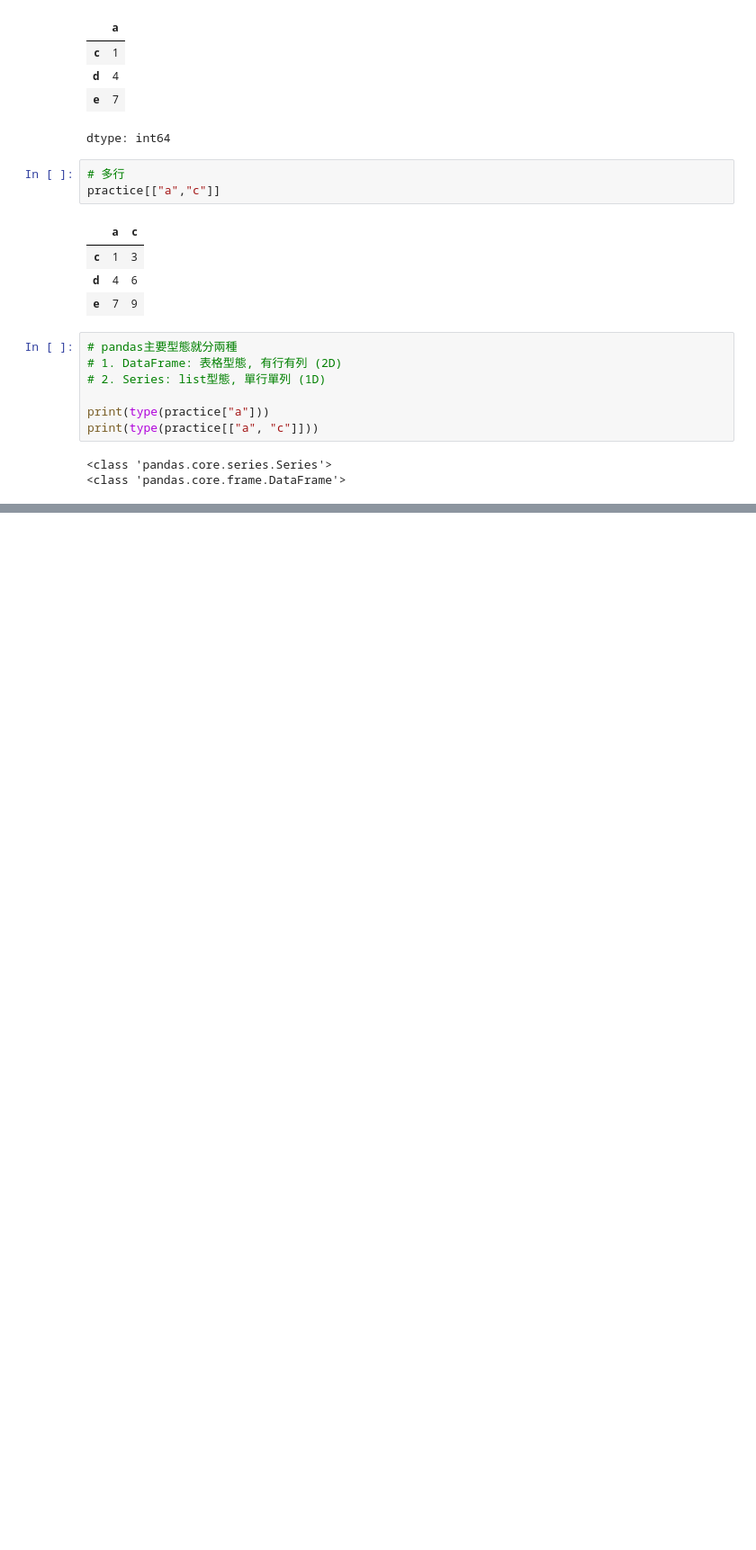
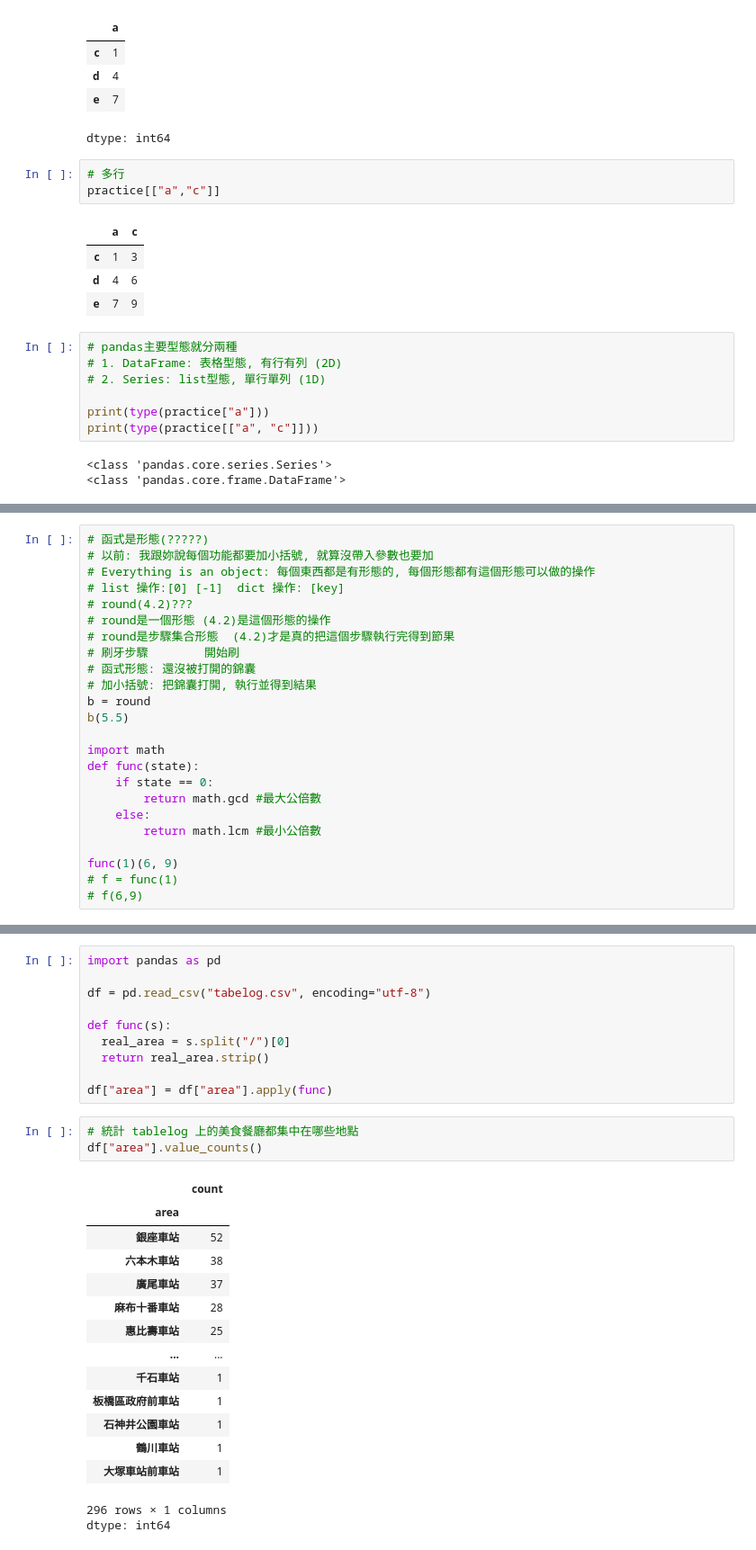
Before and after one commit to Yiting916/tibame_python, a Jupyter notebook: 0113.ipynb, the cells around one changed output, grey strips where cells are left out. Shown: that part at 90% size. Drawn from its saved outputs; the diff is of its cells as text; blank space fills up the shorter version.

```diff
--- a/0113.ipynb
+++ b/0113.ipynb
@@ -146,0 +258,24 @@ print(type(practice[["a", "c"]]))
+# %%
+# 函式是形態(?????)
+# 以前: 我跟妳說每個功能都要加小括號, 就算沒帶入參數也要加
+# Everything is an object: 每個東西都是有形態的, 每個形態都有這個形態可以做的操作
+# list 操作:[0] [-1]  dict 操作: [key]
+# round(4.2)???
+# round是一個形態 (4.2)是這個形態的操作
+# round是步驟集合形態  (4.2)才是真的把這個步驟執行完得到節果
+# 刷牙步驟        開始刷
+# 函式形態: 還沒被打開的錦囊
+# 加小括號: 把錦囊打開, 執行並得到結果
+b = round
+b(5.5)
+
+import math
+def func(state):
+    if state == 0:
+        return math.gcd #最大公倍數
+    else:
+        return math.lcm #最小公倍數
+
+func(1)(6, 9)
+# f = func(1)
+# f(6,9)
@@ -146,0 +290,29 @@ print(type(practice[["a", "c"]]))
+# %%
+import pandas as pd
+
+df = pd.read_csv("tabelog.csv", encoding="utf-8")
+
+def func(s):
+  real_area = s.split("/")[0]
+  return real_area.strip()
+
+df["area"] = df["area"].apply(func)
+# %%
+# 統計 tablelog 上的美食餐廳都集中在哪些地點
+df["area"].value_counts()
+# %% [output]
+|  | count |
+| area |  |
+| 銀座車站 | 52 |
+| 六本木車站 | 38 |
+| 廣尾車站 | 37 |
+| 麻布十番車站 | 28 |
+| 惠比壽車站 | 25 |
+| ... | ... |
+| 千石車站 | 1 |
+| 板橋區政府前車站 | 1 |
+| 石神井公園車站 | 1 |
+| 鶴川車站 | 1 |
+| 大塚車站前車站 | 1 |
+296 rows × 1 columns
+dtype: int64
```
Also changed, not shown: parts of 10 cells of this notebook.
